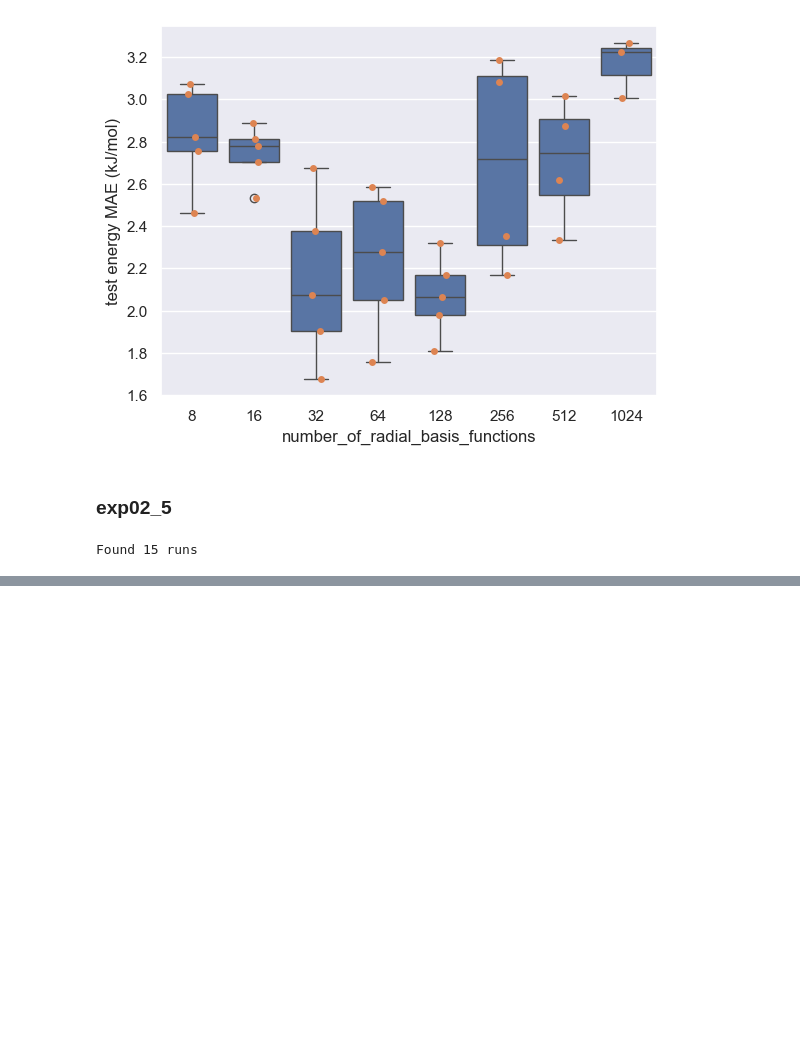
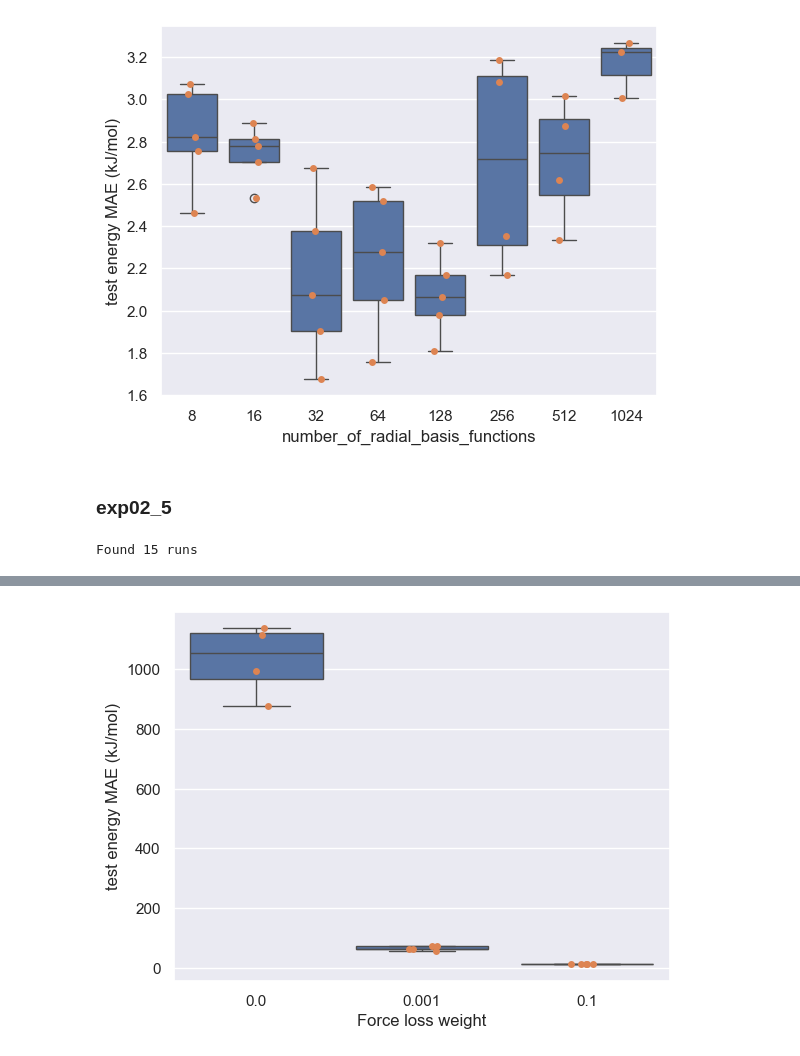
Before and after one commit to MarshallYan/modelforge-experiments, a Jupyter notebook: analysis/schnet_qm9.ipynb, the cells around one changed output, grey strips where cells are left out. Saved outputs shown, nothing was run; the diff lists cells and outputs as text; code cells hidden in the pictures; blank space fills up the shorter version.

```diff
--- a/analysis/schnet_qm9.ipynb
+++ b/analysis/schnet_qm9.ipynb
@@ -944,0 +969,21 @@ Text(0, 0.5, 'test energy MAE (kJ/mol)')
+# %%
+ax = sns.boxplot(
+    data=exp_results_df,
+    x="F",
+    y="test/per_atom_force/mae",
+)
+sns.stripplot(
+    ax=ax,
+    data=exp_results_df,
+    x="F",
+    y="test/per_atom_force/mae",
+    legend=False,
+)
+ax.set_xlabel("Force loss weight")
+ax.set_ylabel("test energy MAE (kJ/mol)")
+# ax.set_xticklabels(ax.get_xticklabels(), rotation=90)
+# ax.set_ylim(0, 100)
+
+plt.show()
+# %% [output]
+[figure, added]
```
Also changed, not shown: parts of 3 cells of this notebook, 6 other files.
